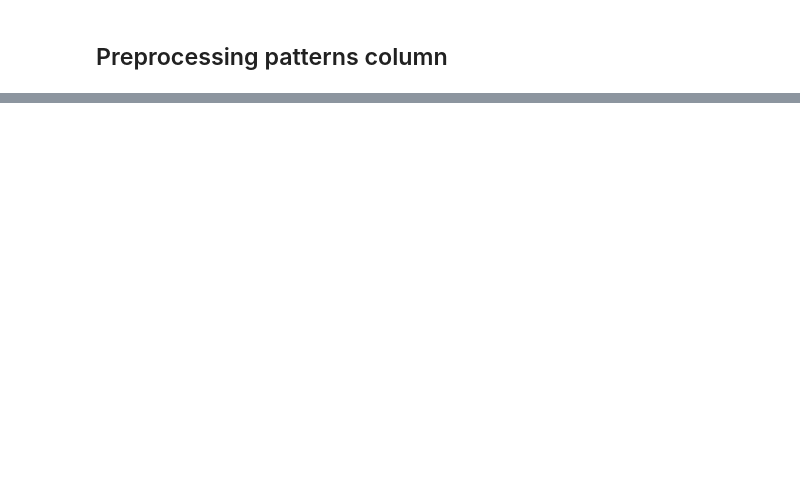
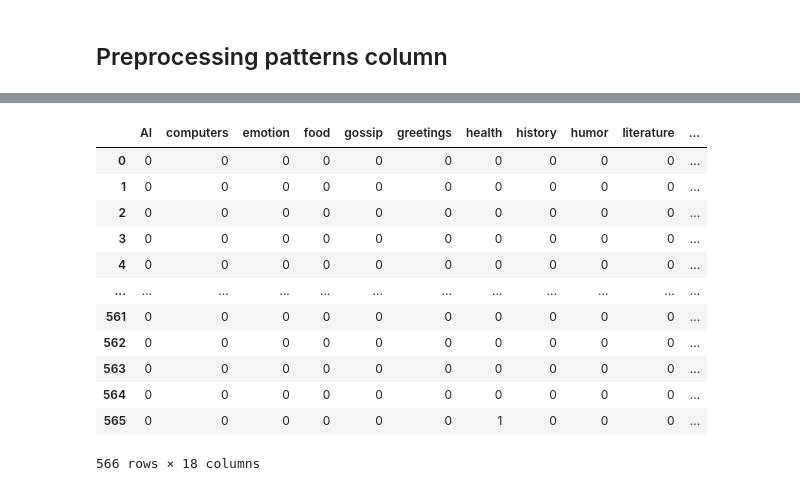
Before and after one commit to wRajter/language_chatbot, a Jupyter notebook: notebooks/nicolai_notebook.ipynb, the cells around one changed output, grey strips where cells are left out. Drawn from its saved outputs; the diff is of its cells as text; code cells hidden in the pictures; blank space fills up the shorter version.

```diff
--- a/notebooks/nicolai_notebook.ipynb
+++ b/notebooks/nicolai_notebook.ipynb
@@ -35,5 +35,39 @@ from sklearn.preprocessing import OneHotEncoder
 # %% [output]
 /Users/nicolailewis/code/wRajter/language_chatbot/notebooks
 # %%
-data = pd.read_csv('../language_chatbot/data/conver_df.csv')
-data.tail()
+import os
+import pandas as pd
+import yaml
+import os
+
+
+def getting_yaml_data(path_to_input_file='../raw_data/small conversational bot'):
+    '''
+    takes a yaml format input and returns pandas dataframe
+    - please, specify the path to the input file,directory
+    '''
+
+    # as this dataset consits from multiple files, we will store all the file names and open them later one by one
+    files = os.listdir(path_to_input_file) # path to the directory with all the YAML files
+
+
+    # creating a dictionary where we will store data form all the files
+    data_dic = {
+        'tag': [],
+        'patterns': [],
+        'responses': []
+    }
+
+    # opening the YAML files one by one and storing the content into the dictionary
+    for file in files:
+        if 'Zone.Identifier' not in file:
+            with open(f'{path_to_input_file}/{file}', "r") as stream:
+                data = yaml.safe_load(stream)
+
+                for record in data['conversations']:
+                    data_dic['tag'].append(data['categories'][0])
+                    data_dic['patterns'].append(record[0])
+                    data_dic['responses'].append(record[1])
+
+    # creating a pandas dataframe form the dictionary
+    return pd.DataFrame.from_dict(data_dic)
@@ -46,0 +74,3 @@ data.tail()
+# %%
+data = getting_yaml_data()
+data
@@ -240,0 +307,16 @@ y_proc
+# %%
+pd.get_dummies(data.tag)
+# %% [output]
+|  | AI | computers | emotion | food | gossip | greetings | health | history | humor | literature | ... |
+| 0 | 0 | 0 | 0 | 0 | 0 | 0 | 0 | 0 | 0 | 0 | ... |
+| 1 | 0 | 0 | 0 | 0 | 0 | 0 | 0 | 0 | 0 | 0 | ... |
+| 2 | 0 | 0 | 0 | 0 | 0 | 0 | 0 | 0 | 0 | 0 | ... |
+| 3 | 0 | 0 | 0 | 0 | 0 | 0 | 0 | 0 | 0 | 0 | ... |
+| 4 | 0 | 0 | 0 | 0 | 0 | 0 | 0 | 0 | 0 | 0 | ... |
+| ... | ... | ... | ... | ... | ... | ... | ... | ... | ... | ... | ... |
+| 561 | 0 | 0 | 0 | 0 | 0 | 0 | 0 | 0 | 0 | 0 | ... |
+| 562 | 0 | 0 | 0 | 0 | 0 | 0 | 0 | 0 | 0 | 0 | ... |
+| 563 | 0 | 0 | 0 | 0 | 0 | 0 | 0 | 0 | 0 | 0 | ... |
+| 564 | 0 | 0 | 0 | 0 | 0 | 0 | 0 | 0 | 0 | 0 | ... |
+| 565 | 0 | 0 | 0 | 0 | 0 | 0 | 1 | 0 | 0 | 0 | ... |
+566 rows × 18 columns
```
Also changed, not shown: parts of 19 cells of this notebook, 3 other files.
